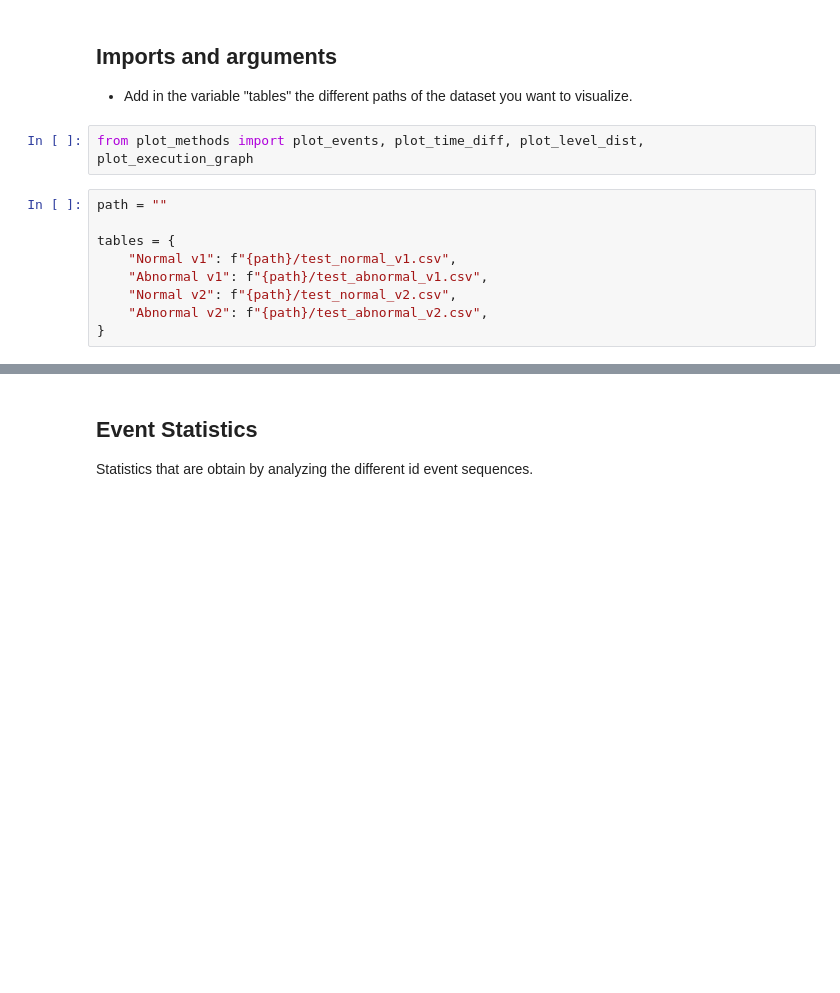
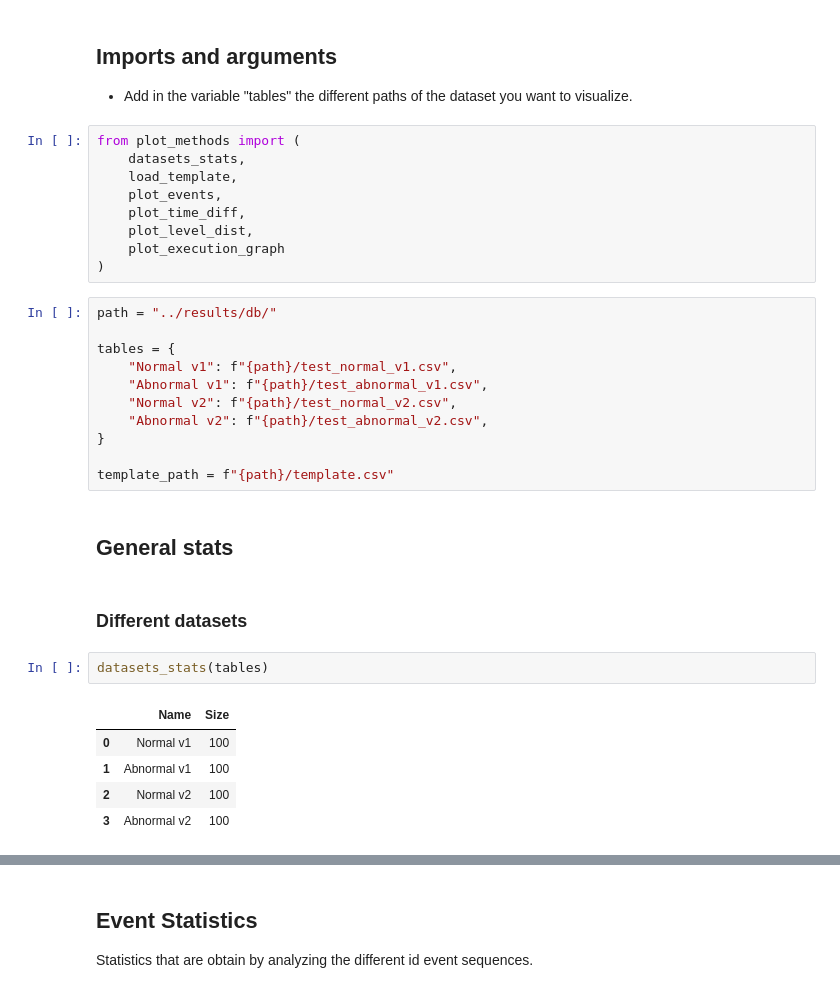
Before and after one commit to ait-aecid/log-gym, a Jupyter notebook: notebooks/data_analysis.ipynb, the cells around one changed output, grey strips where cells are left out. Cells and saved outputs as stored; diff of their text form; blank space fills up the shorter version.

```diff
--- a/notebooks/data_analysis.ipynb
+++ b/notebooks/data_analysis.ipynb
@@ -7,9 +7,16 @@ This notebook contain the different plots to analyse the data produce in the dif
 
 *   Add in the variable "tables" the different paths of the dataset you want to visualize.
 # %%
-from plot_methods import plot_events, plot_time_diff, plot_level_dist, plot_execution_graph
+from plot_methods import (
+    datasets_stats,
+    load_template,
+    plot_events,
+    plot_time_diff,
+    plot_level_dist,
+    plot_execution_graph
+)
 # %%
-path = ""
+path = "../results/db/"
 
 tables = {
     "Normal v1": f"{path}/test_normal_v1.csv",
@@ -17,3 +24,17 @@ tables = {
     "Normal v2": f"{path}/test_normal_v2.csv",
     "Abnormal v2": f"{path}/test_abnormal_v2.csv",
 }
+
+template_path = f"{path}/template.csv"
+# %% [markdown]
+## General stats
+# %% [markdown]
+### Different datasets
+# %%
+datasets_stats(tables)
+# %% [output]
+|  | Name | Size |
+| 0 | Normal v1 | 100 |
+| 1 | Abnormal v1 | 100 |
+| 2 | Normal v2 | 100 |
+| 3 | Abnormal v2 | 100 |
```
Also changed, not shown: parts of 6 cells of this notebook, 1 other file.
